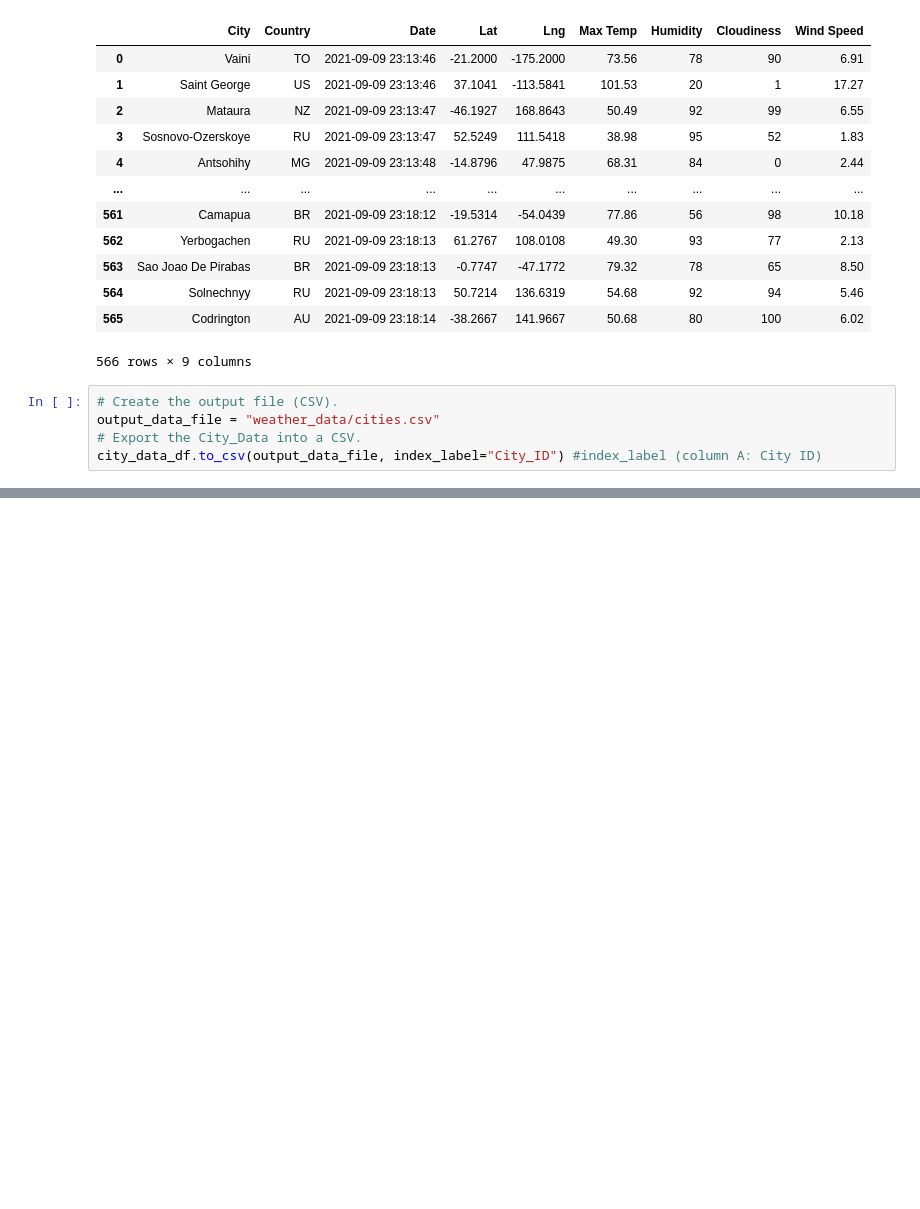
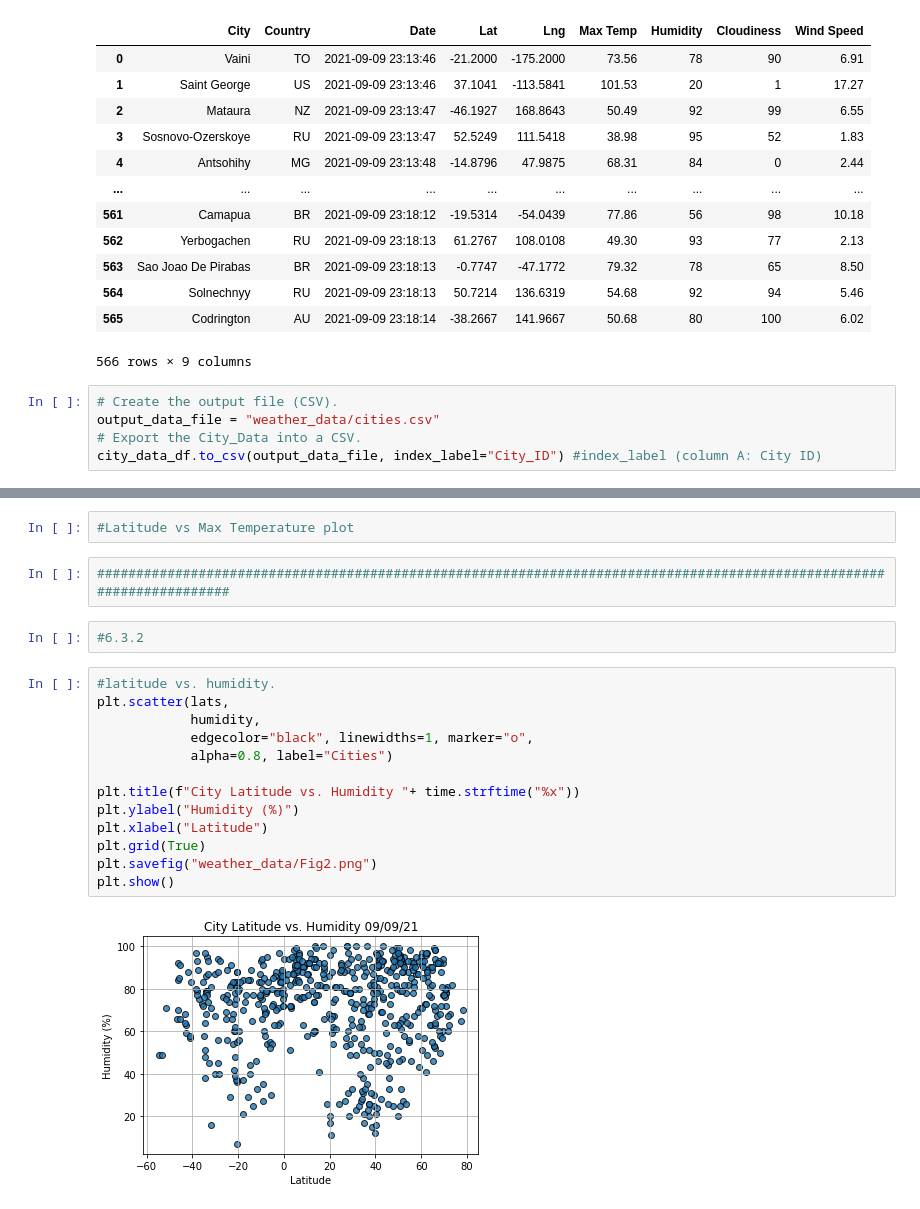
Before and after one commit to josephbassil/World_Weather_Analysis, a Jupyter notebook: WeatherPy.ipynb, the cells around one changed output, grey strips where cells are left out. Saved outputs shown, nothing was run; the diff lists cells and outputs as text; blank space fills up the shorter version.

```diff
--- a/WeatherPy.ipynb
+++ b/WeatherPy.ipynb
@@ -185,0 +209,21 @@ city_data_df.to_csv(output_data_file, index_label="City_ID") #index_label (colum
+# %%
+#Latitude vs Max Temperature plot
+# %%
+######################################################################################################################
+# %%
+#6.3.2
+# %%
+#latitude vs. humidity.
+plt.scatter(lats,
+            humidity,
+            edgecolor="black", linewidths=1, marker="o",
+            alpha=0.8, label="Cities")
+
+plt.title(f"City Latitude vs. Humidity "+ time.strftime("%x"))
+plt.ylabel("Humidity (%)")
+plt.xlabel("Latitude")
+plt.grid(True)
+plt.savefig("weather_data/Fig2.png")
+plt.show()
+# %% [output]
+[figure, added]
```
Also changed, not shown: parts of 5 cells of this notebook.
